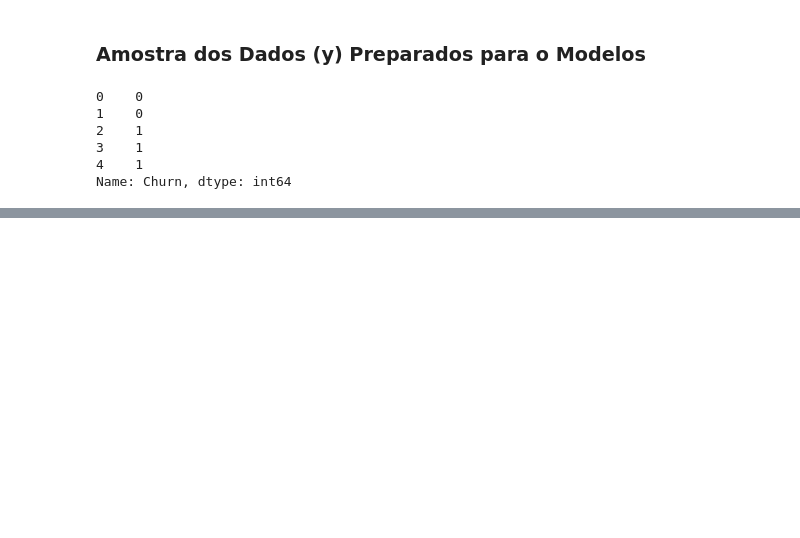
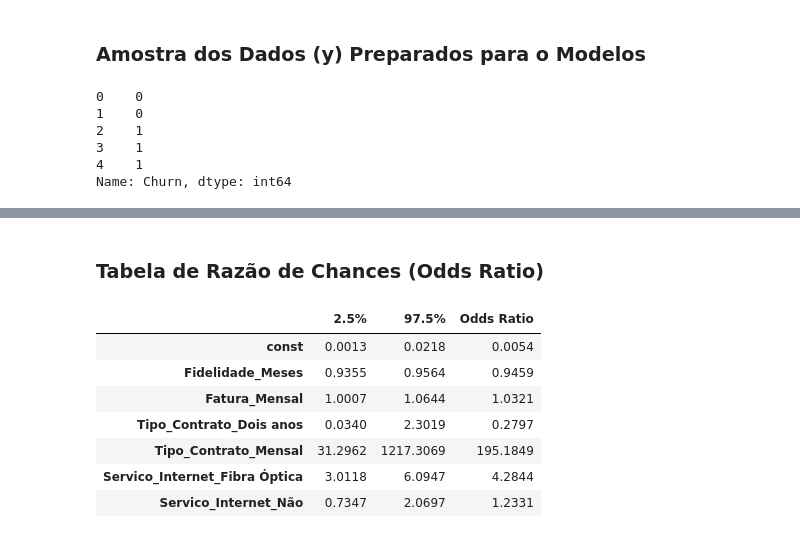
Before and after one commit to marcusvbrangel/fundamentos-linguagem-python-basico-aplicacoes-ia, a Jupyter notebook: chapter-10-statsmodels/mini-projeto-05-statsmodels-analise-churn.ipynb, the cells around one changed output, grey strips where cells are left out. Drawn from its saved outputs; the diff is of its cells as text; code cells hidden in the pictures; blank space fills up the shorter version.

```diff
--- a/chapter-10-statsmodels/mini-projeto-05-statsmodels-analise-churn.ipynb
+++ b/chapter-10-statsmodels/mini-projeto-05-statsmodels-analise-churn.ipynb
@@ -471,0 +535,19 @@ Name: Churn, dtype: int64
+# %%
+# Calcular e exibir as razões de chance (Odds Ratios)
+params = modelo_treinado.params
+conf = modelo_treinado.conf_int()
+conf['Odds Ratio'] = params
+conf.columns = ['2.5%', '97.5%', 'Odds Ratio']
+conf = np.exp(conf)
+display(Markdown("### Tabela de Razão de Chances (Odds Ratio)"))
+display(conf)
+# %% [output]
+### Tabela de Razão de Chances (Odds Ratio)
+|  | 2.5% | 97.5% | Odds Ratio |
+| const | 0.0013 | 0.0218 | 0.0054 |
+| Fidelidade_Meses | 0.9355 | 0.9564 | 0.9459 |
+| Fatura_Mensal | 1.0007 | 1.0644 | 1.0321 |
+| Tipo_Contrato_Dois anos | 0.0340 | 2.3019 | 0.2797 |
+| Tipo_Contrato_Mensal | 31.2962 | 1217.3069 | 195.1849 |
+| Servico_Internet_Fibra Óptica | 3.0118 | 6.0947 | 4.2844 |
+| Servico_Internet_Não | 0.7347 | 2.0697 | 1.2331 |
```
Also changed, not shown: parts of 13 cells of this notebook.
